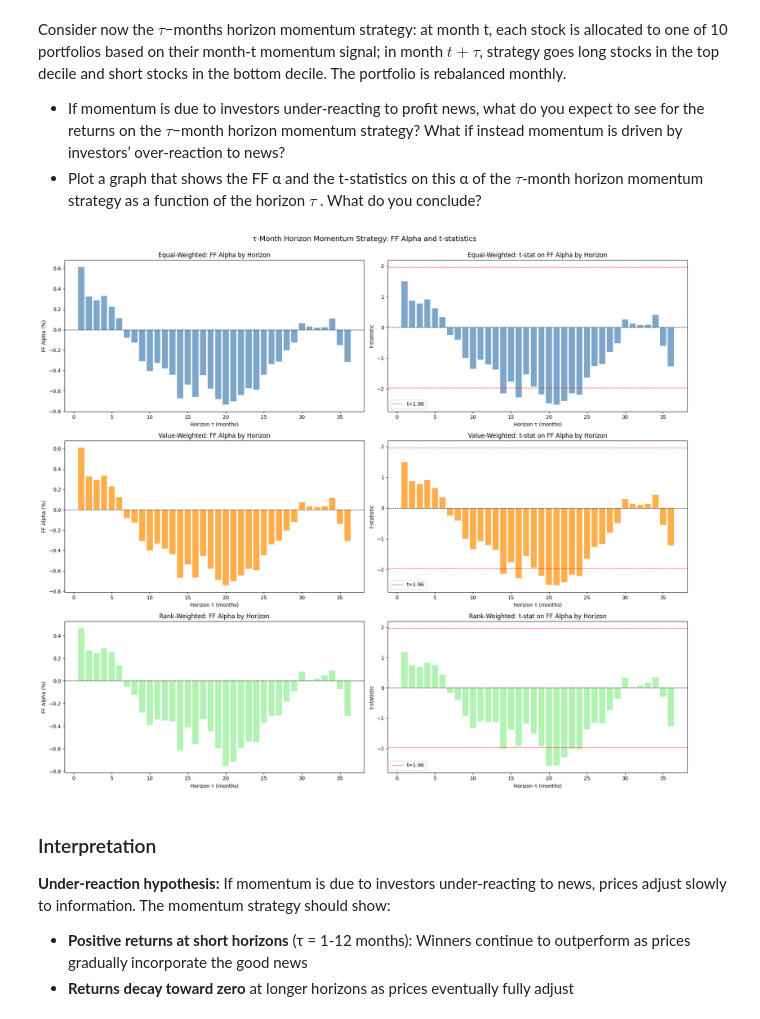
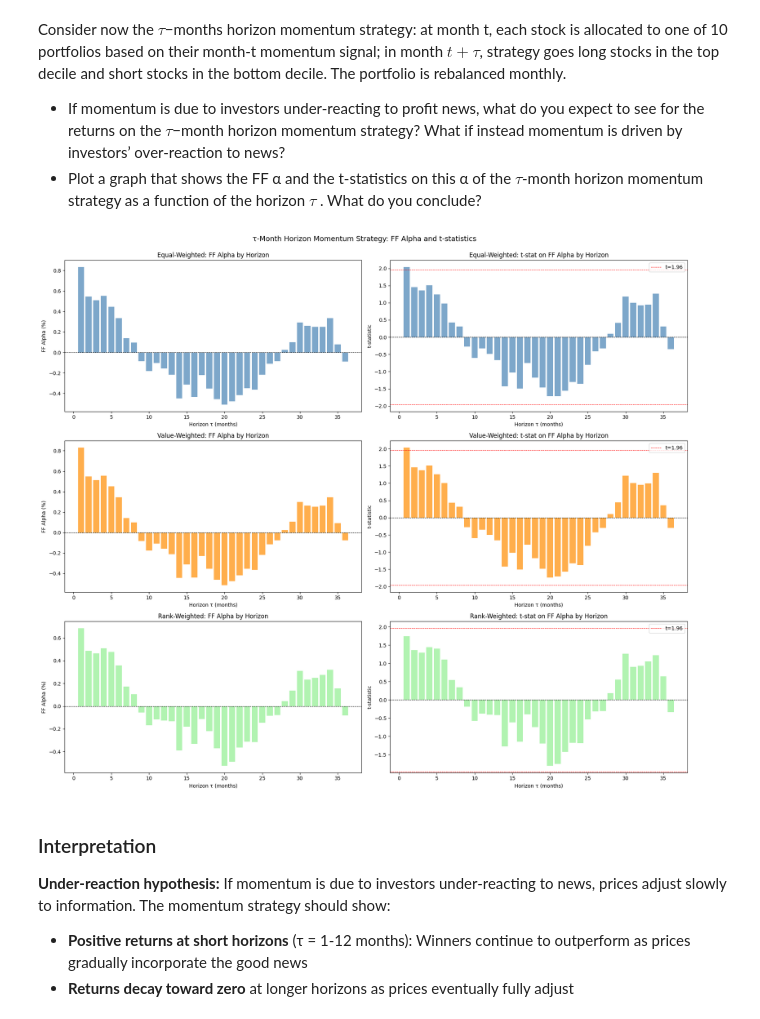
Before and after one commit to shujing-H/2026_behavioral_finance_hw, a Jupyter notebook: hw1/code/hw1.ipynb, the cells around one changed output. Cells and saved outputs as stored; diff of their text form; code cells hidden in the pictures.

Commit message:
feat: correct the regression y to ls_return

```diff
--- a/hw1/code/hw1.ipynb
+++ b/hw1/code/hw1.ipynb
@@ -697,9 +697,7 @@ def calculate_ff_alpha_for_horizon(
         how="inner",
     )
 
-    df = df.with_columns(
-        (pl.col("ls_return") * 100 - pl.col("RF")).alias("excess_return")
-    )
+    df = df.with_columns((pl.col("ls_return") * 100).alias("excess_return"))
 
     df_pd = df.to_pandas().dropna()
 
@@ -765,7 +763,7 @@ axes[0, 1].axhline(y=0, color="black", linestyle="--", linewidth=0.8)
 axes[0, 1].set_xlabel("Horizon τ (months)")
 axes[0, 1].set_ylabel("t-statistic")
 axes[0, 1].set_title("Equal-Weighted: t-stat on FF Alpha by Horizon")
-axes[0, 1].legend()
+axes[0, 1].legend(loc="upper right")
 
 # Value-weighted FF alpha
 axes[1, 0].bar(
@@ -786,36 +784,36 @@ axes[1, 1].axhline(y=0, color="black", linestyle="--", linewidth=0.8)
 axes[1, 1].set_xlabel("Horizon τ (months)")
 axes[1, 1].set_ylabel("t-statistic")
 axes[1, 1].set_title("Value-Weighted: t-stat on FF Alpha by Horizon")
-axes[1, 1].legend()
+axes[1, 1].legend(loc="upper right")
 
 # Rank-weighted FF alpha
 axes[2, 0].bar(
     rw_horizon_df["tau"], rw_horizon_df["ff_alpha"], color="lightgreen", alpha=0.7
 )
 axes[2, 0].axhline(y=0, color="black", linestyle="--", linewidth=0.8)
 axes[2, 0].set_xlabel("Horizon τ (months)")
 axes[2, 0].set_ylabel("FF Alpha (%)")
 axes[2, 0].set_title("Rank-Weighted: FF Alpha by Horizon")
 
 # Rank-weighted t-stat
 axes[2, 1].bar(
     rw_horizon_df["tau"], rw_horizon_df["t_stat"], color="lightgreen", alpha=0.7
 )
 axes[2, 1].axhline(y=1.96, color="red", linestyle="--", linewidth=0.8, label="t=1.96")
 axes[2, 1].axhline(y=-1.96, color="red", linestyle="--", linewidth=0.8)
 axes[2, 1].axhline(y=0, color="black", linestyle="--", linewidth=0.8)
 axes[2, 1].set_xlabel("Horizon τ (months)")
 axes[2, 1].set_ylabel("t-statistic")
 axes[2, 1].set_title("Rank-Weighted: t-stat on FF Alpha by Horizon")
-axes[2, 1].legend()
+axes[2, 1].legend(loc="upper right")
 
 plt.tight_layout()
 plt.suptitle(
     "τ-Month Horizon Momentum Strategy: FF Alpha and t-statistics", y=1.02, fontsize=14
 )
 plt.show()
 # %% [output]
-[figure, old version]
+[figure, new version]
 # %% [markdown]
 ### Interpretation
 
```
Also changed, not shown: parts of 4 cells of this notebook.
